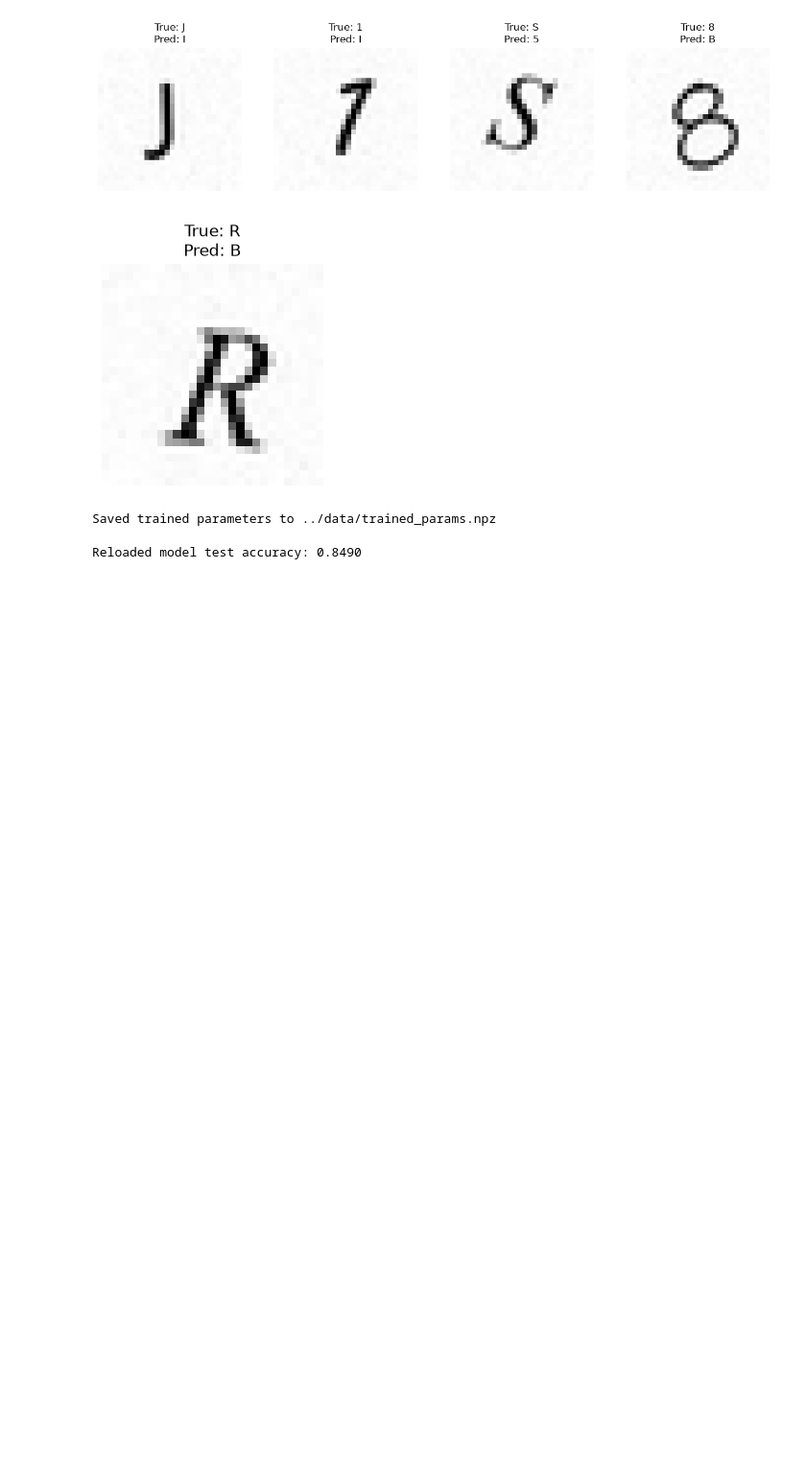
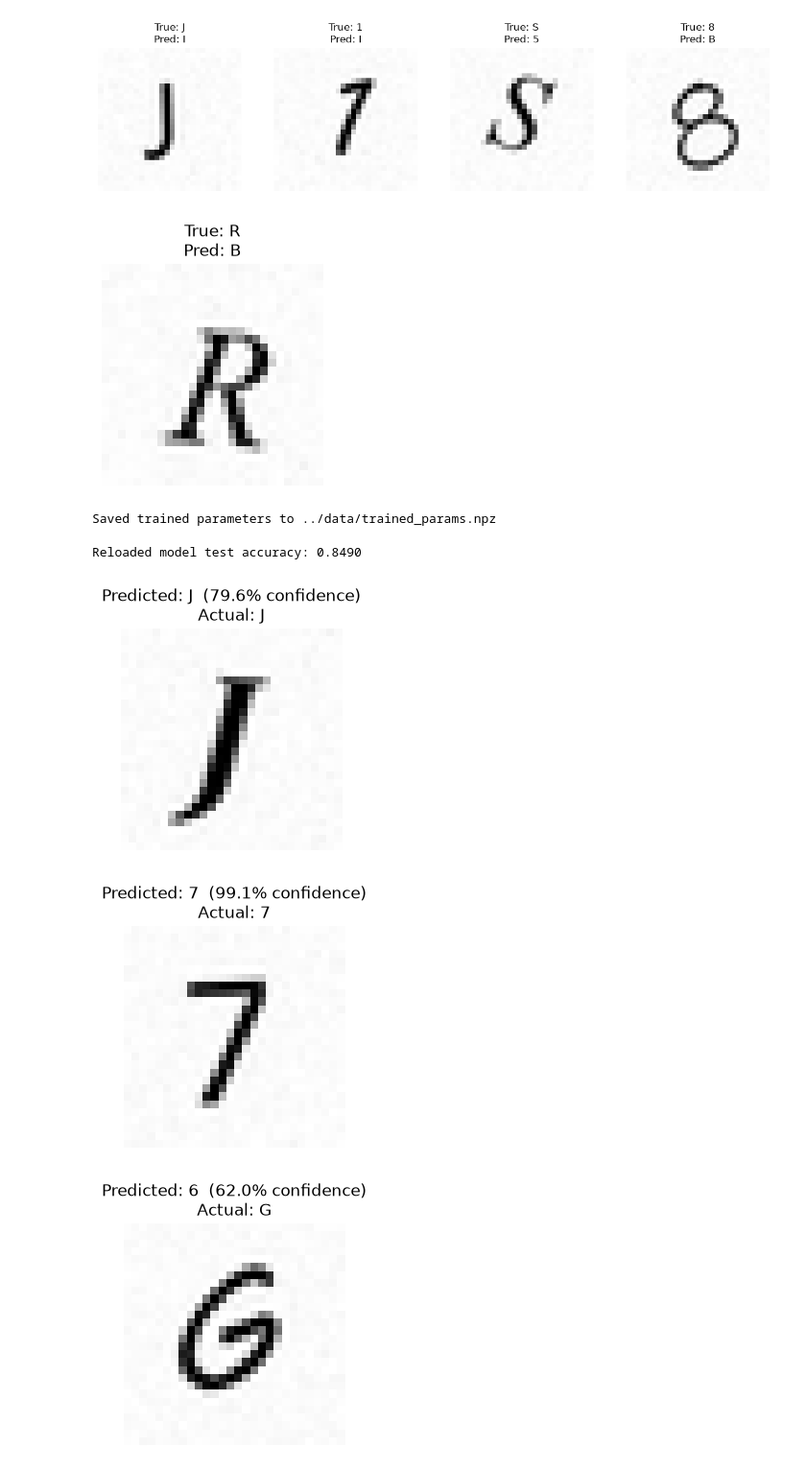
Before and after one commit to Dhivakarseetha-43/-Character-Recognition-NN_ZenteiQ, a Jupyter notebook: notebook/eval.ipynb, the cells around one changed output. Shown at 96% size. Drawn from its saved outputs; the diff is of its cells as text; code cells hidden in the pictures; blank space fills up the shorter version.

```diff
--- a/notebook/eval.ipynb
+++ b/notebook/eval.ipynb
@@ -25,3 +25,9 @@ test_acc = compute_accuracy(A2_test, y_test)
 print(f"Test accuracy: {test_acc:.4f}")
 # %% [output]
 Test accuracy: 0.8490
+# %%
+A2_test, _ = forward_propagation(X_test.T, params)
+y_pred = np.argmax(A2_test, axis=0)
+
+test_acc = compute_accuracy(A2_test, y_test)
+print(f"Test accuracy: {test_acc:.4f}")
@@ -137,3 +142,30 @@ acc_check = compute_accuracy(A2_check, y_test)
 print(f"Reloaded model test accuracy: {acc_check:.4f}")
 # %% [output]
 Reloaded model test accuracy: 0.8490
+# %%
+def show_prediction(idx):
+    """Displays one test image alongside the network's prediction and confidence."""
+    x = X_test[idx].reshape(-1, 1)
+    A2, _ = forward_propagation(x, params)
+
+    pred_class = A2.argmax()
+    confidence = A2.max() * 100
+    true_class = y_test[idx]
+
+    fig, ax = plt.subplots(figsize=(3, 3))
+    ax.imshow(X_test[idx].reshape(28, 28), cmap='gray')
+    ax.axis('off')
+    ax.set_title(f"Predicted: {class_names[pred_class]}  ({confidence:.1f}% confidence)\n"
+                 f"Actual: {class_names[true_class]}")
+    plt.show()
+
+
+rng = np.random.default_rng(7)
+random_indices = rng.choice(len(X_test), size=4, replace=False)
+
+for idx in random_indices:
+    show_prediction(idx)
+# %% [output]
+[figure, added]
+[figure, added]
+[figure, added]
```
Also changed, not shown: parts of 4 cells of this notebook, 3 other files.
